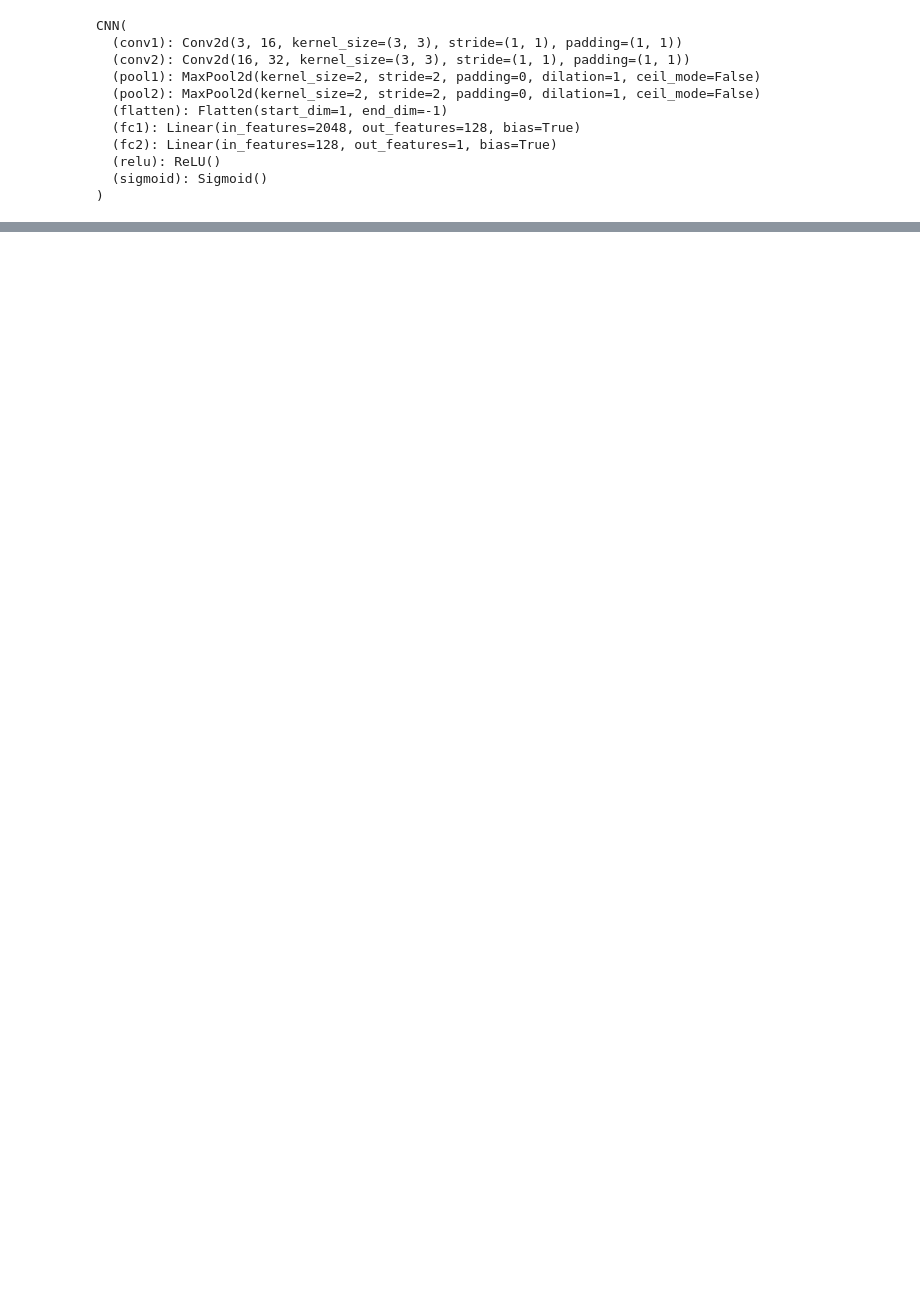
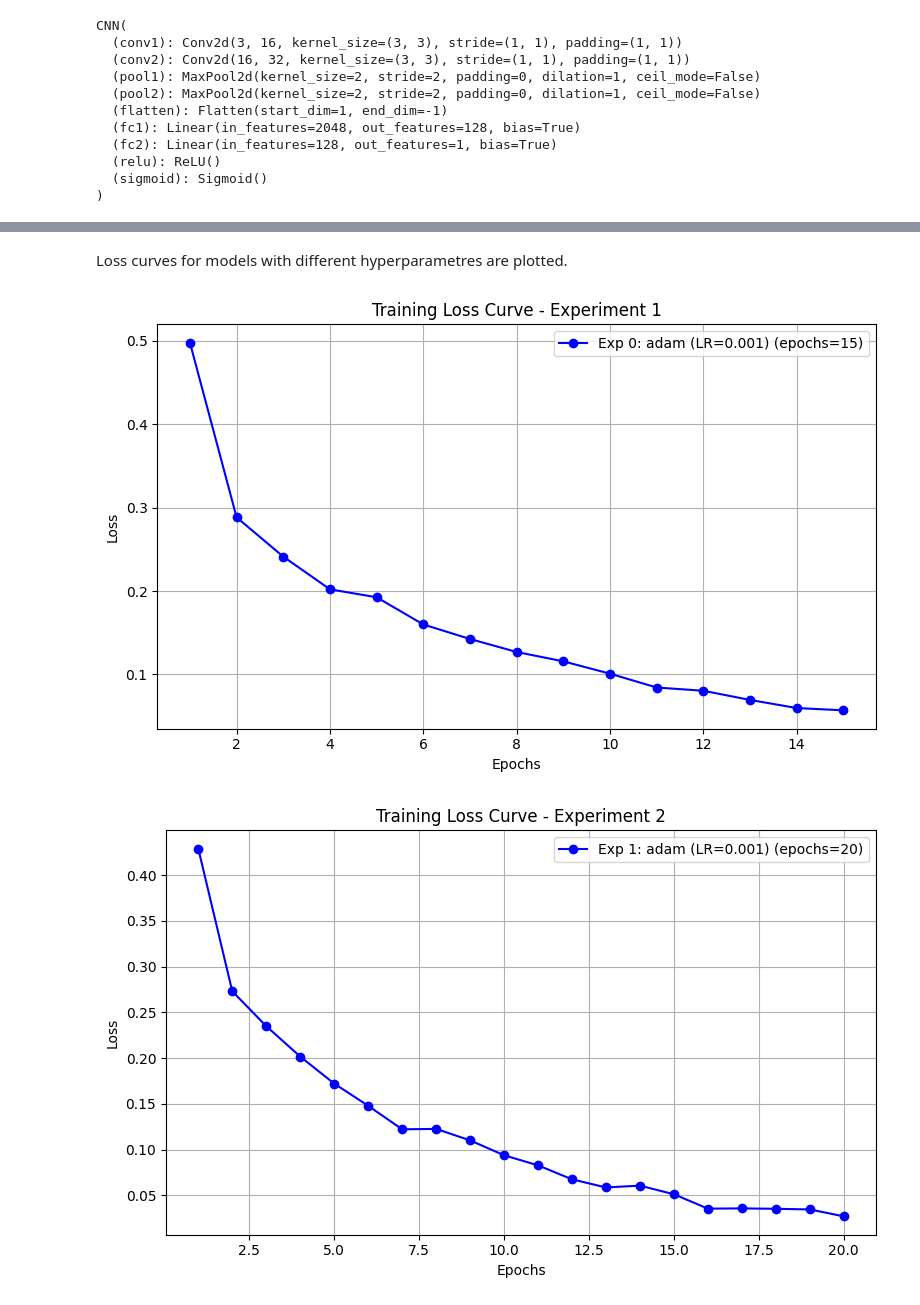
Before and after one commit to ArchisKulkarni00/VR_Project1_ArchisKulkarni_MT2024082, a Jupyter notebook: Task-b/BinaryClassificationCNN.ipynb, the cells around one changed output, grey strips where cells are left out. Cells and saved outputs as stored; diff of their text form; code cells hidden in the pictures; blank space fills up the shorter version.

```diff
--- a/Task-b/BinaryClassificationCNN.ipynb
+++ b/Task-b/BinaryClassificationCNN.ipynb
@@ -330,0 +322,8 @@ plt.show()
+# %%
+hyperparameters_list = [[0.001, 20, 'adam'],[0.001, 10, 'adam'],[0.001, 17, 'adam'],[0.002, 15, 'adam'],[0.01, 15, 'adam'], [0.01, 20, 'sgd'],[0.02, 20, 'sgd']]
+# %%
+experiment_results, models_list = experiment(hyperparameters_list,
+                                train_loader,
+                                test_loader,
+                                device
+                            )
@@ -330,0 +348,2 @@ plt.show()
+# %%
+experiment_results.insert(0,dict_1)
@@ -330,0 +391,28 @@ plt.show()
+# %% [markdown]
+Loss curves for models with different hyperparametres are plotted.
+# %%
+def plot_losses(experiment_results):
+
+    for idx, result in enumerate(experiment_results[:], 0):
+        plt.figure(figsize=(8, 5))
+        loss_list = result['final_loss']
+        plt.plot(
+            range(1, len(loss_list) + 1),
+            loss_list,
+            marker='o',
+            linestyle='-',
+            color='b',
+            label=f"Exp {idx}: {result['optimizer']} (LR={result['learning_rate']}) (epochs={result['epochs']})"
+        )
+        plt.xlabel("Epochs")
+        plt.ylabel("Loss")
+        plt.title(f"Training Loss Curve - Experiment {idx+1}")
+        plt.legend()
+        plt.grid(True)
+        plt.tight_layout()
+        plt.show()
+# %%
+plot_losses(experiment_results)
+# %% [output]
+[figure, added]
+[figure, added]
```
Also changed, not shown: parts of 37 cells of this notebook.
